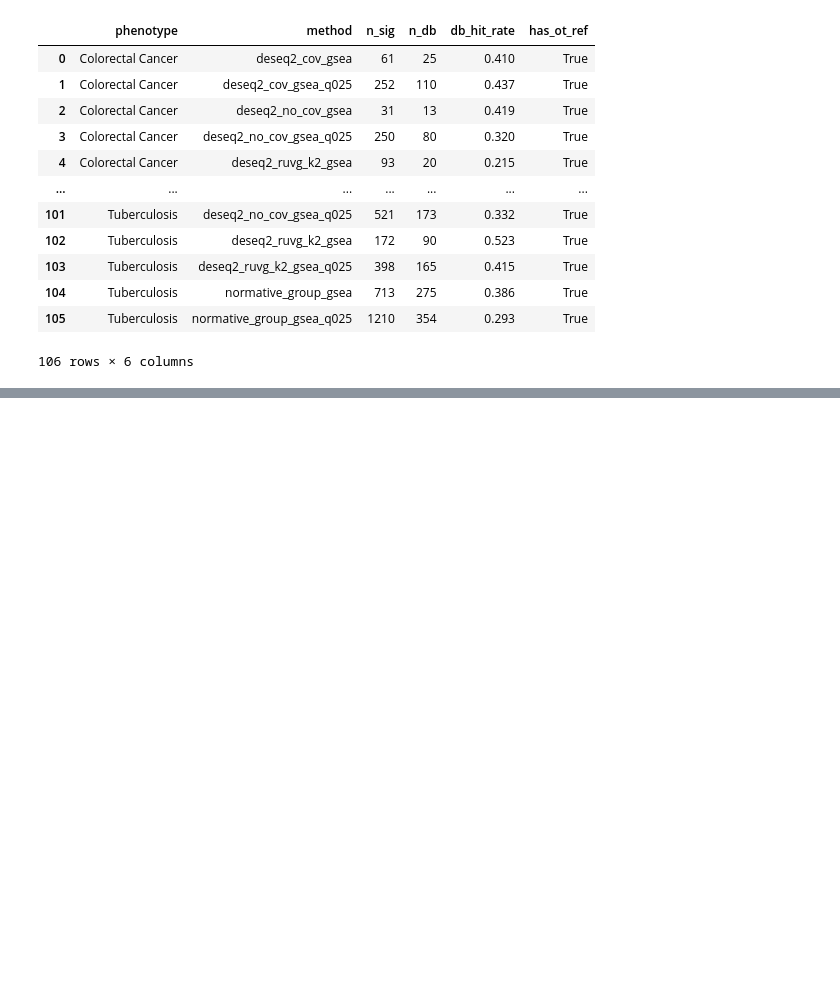
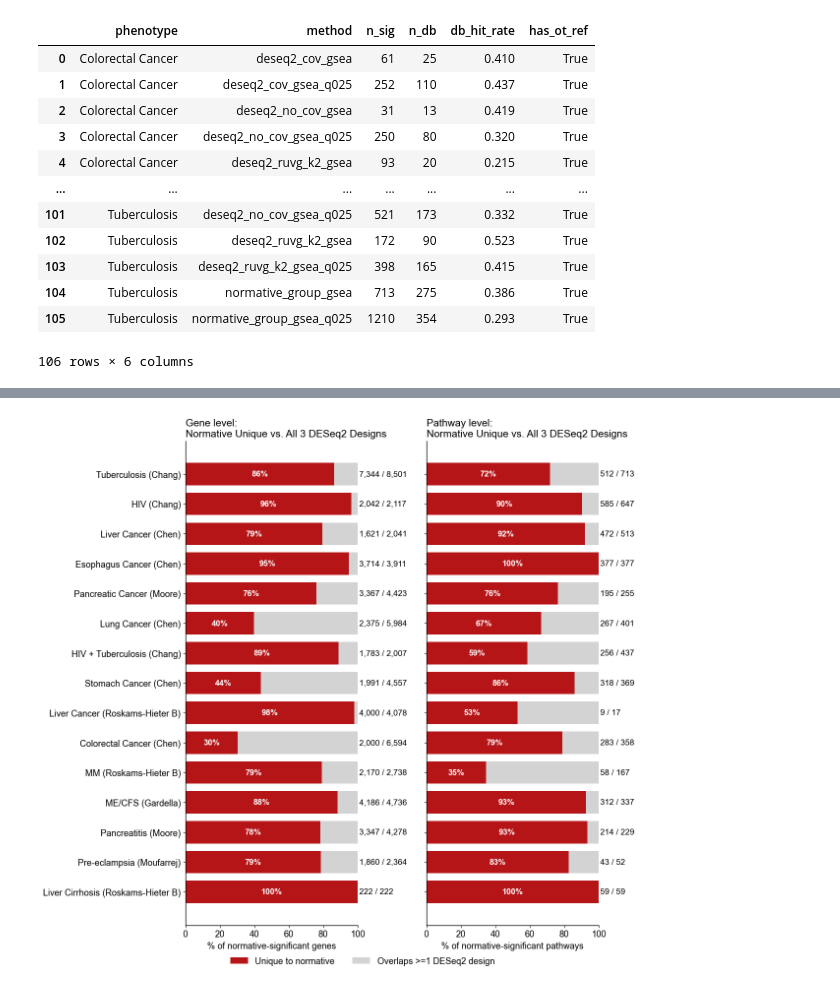
Before and after one commit to jmj3078/cfRNA_Disentaglement, a Jupyter notebook: MixedEffectsModeling/5_group_level_comparison.ipynb, the cells around one changed output, grey strips where cells are left out. Cells and saved outputs as stored; diff of their text form; code cells hidden in the pictures; blank space fills up the shorter version.

```diff
--- a/MixedEffectsModeling/5_group_level_comparison.ipynb
+++ b/MixedEffectsModeling/5_group_level_comparison.ipynb
@@ -452,0 +505,64 @@ fig.savefig(BENCH / 'Figures' / 'group_level_comparison_combined.png', bbox_inch
+# %%
+row_key = pd.concat([
+    sub_g[['row_label', 'phenotype', 'study']],
+    sub_p[['row_label', 'phenotype', 'study']]
+]).drop_duplicates('row_label').set_index('row_label')
+
+
+def unique_frac(sig_by_row, design_sig_by_row, key):
+    norm_sig = sig_by_row.get(key)
+    if not norm_sig:
+        return np.nan, 0, 0
+    other = set()
+    for d in DESEQ2_DESIGNS:
+        other |= design_sig_by_row[d].get(key, set())
+
+    n_uniq = len(norm_sig - other)
+    n_total = len(norm_sig)
+    return 100 * n_uniq / n_total, n_uniq, n_total
+
+
+gene_uniq, gene_n_uniq, gene_n_total = [], [], []
+path_uniq, path_n_uniq, path_n_total = [], [], []
+
+for r in rows_:
+    key = (row_key.loc[r, 'phenotype'], row_key.loc[r, 'study'])
+    u, nu, nt = unique_frac(norm_sig_by_row, design_sig_by_row, key)
+    gene_uniq.append(u); gene_n_uniq.append(nu); gene_n_total.append(nt)
+
+    u, nu, nt = unique_frac(norm_path_sig_by_row, path_design_sig_by_row, key)
+    path_uniq.append(u); path_n_uniq.append(nu); path_n_total.append(nt)
+
+
+def plot_unique(ax, uniq, n_uniq, n_total, xlabel, title):
+    uniq = np.nan_to_num(uniq)
+    ax.barh(y, uniq, color='#B61518', label='Unique to normative (missed by all 3 DESeq2 designs)', height=0.75)
+    ax.barh(y, 100 - uniq, left=uniq, color='#D3D3D3', label='Overlaps >=1 DESeq2 design', height=0.75)
+
+    for i, (u, nu, nt) in enumerate(zip(uniq, n_uniq, n_total)):
+        if u >= 5:
+            ax.text(u / 2, i, f'{u:.0f}%', va='center', ha='center', color='white', fontweight='bold', fontsize=12)
+        elif u > 0:
+            ax.text(u / 2, i, f'{u:.0f}%', va='center', ha='center', color='black', fontsize=12)
+
+        ax.text(101, i, f'{nu:,} / {nt:,}', va='center', ha='left', fontsize=12)
+
+    ax.set_xlabel(xlabel)
+    ax.set_title(title, loc='left')
+    for spine in ('top', 'right'):
+        ax.spines[spine].set_visible(False)
+
+
+fig, (axG, axP) = plt.subplots(1, 2, figsize=(12, 12), sharey=True)
+plot_unique(axG, gene_uniq, gene_n_uniq, gene_n_total, '% of normative-significant genes', 'Gene level:\nNormative Unique vs. All 3 DESeq2 Designs')
+plot_unique(axP, path_uniq, path_n_uniq, path_n_total, '% of normative-significant pathways', 'Pathway level:\nNormative Unique vs. All 3 DESeq2 Designs')
+
+axG.set_yticks(y)
+axG.set_yticklabels(rows_)
+
+handles = [plt.Rectangle((0, 0), 1, 1, facecolor=c) for c in ['#B61518', '#D3D3D3']]
+fig.legend(handles, ['Unique to normative', 'Overlaps >=1 DESeq2 design'], loc='upper center', bbox_to_anchor=(0.5, 0.02), ncol=2, frameon=False)
+plt.subplots_adjust(left=0.2, bottom=0.06, wspace=0.4)
+fig.savefig(BENCH / 'Figures' / 'venn4_unique_fraction.png', bbox_inches='tight', dpi=300)
+# %% [output]
+[figure, added]
```
Also changed, not shown: parts of 6 cells of this notebook, 18 other files.
